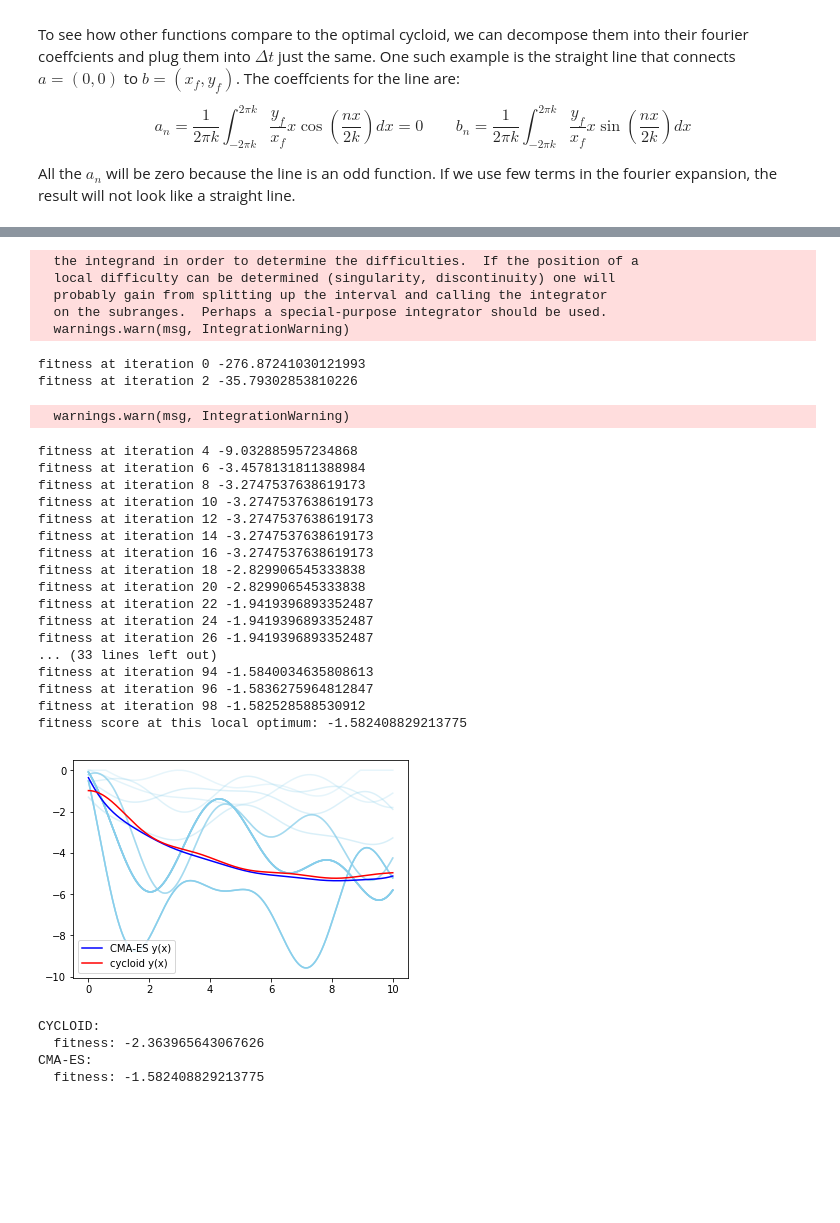
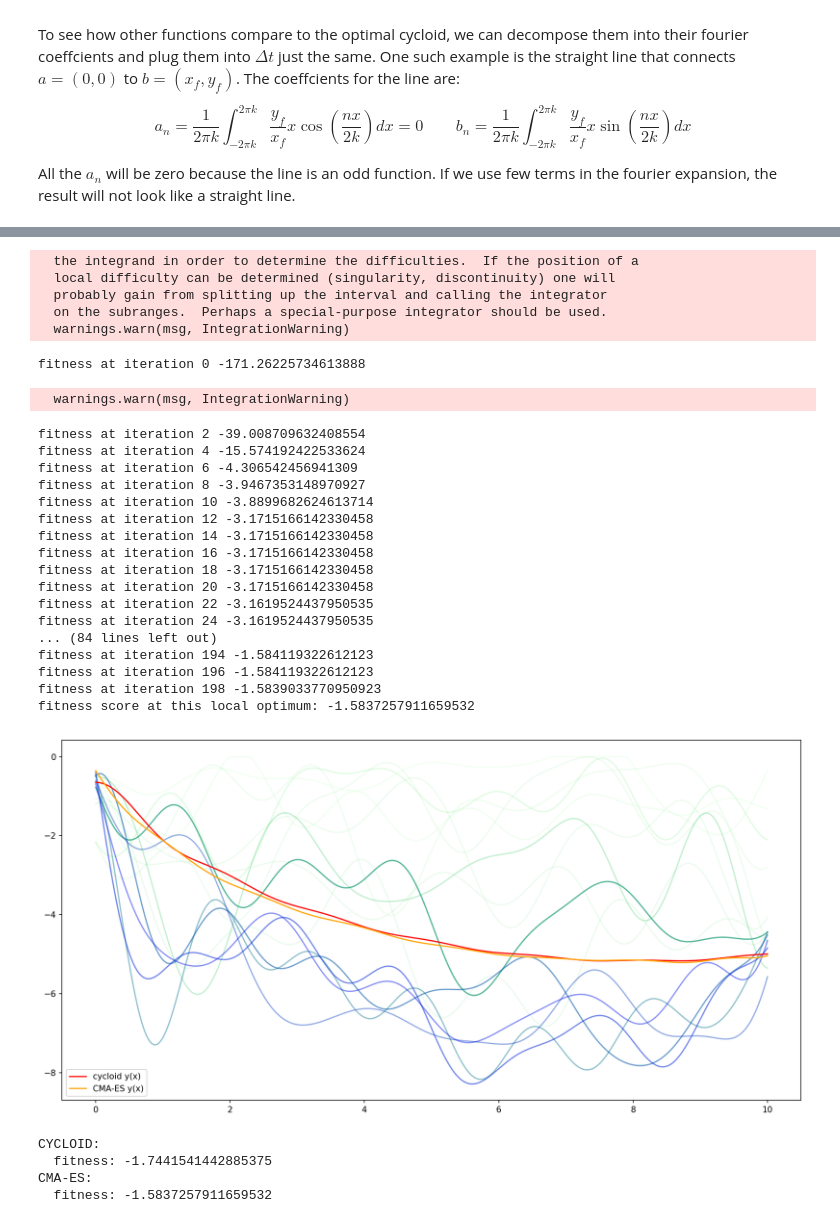
Before and after one commit to bhaney/estool, a Jupyter notebook: es_brachistochrone.ipynb, the cells around one changed output, grey strips where cells are left out. Cells and saved outputs as stored; diff of their text form; code cells hidden in the pictures; blank space fills up the shorter version.

```diff
--- a/es_brachistochrone.ipynb
+++ b/es_brachistochrone.ipynb
@@ -60,11 +62,13 @@ from es import SimpleGA, CMAES, PEPG, OpenES
 #constants
 XFINAL = 10.0
 YFINAL = -5.
-FOURIER_TERMS = 10
+FOURIER_TERMS = 20
 g = -9.8 #m/s^2
-K = 2.585999608432 #radius of the cycloid of that draws the brachistochrone curve. Gotten numerically from Mathematica
+K = 2.585999608432 #radius of the cycloid that draws the brachistochrone curve. Gotten numerically from Mathematica
 TFINAL = 3.50837   #angle of the cycloid at (XFINAL,YFINAL). Gotten numerically from Mathematica
-#FindRoot[Evaluate[{K*(t - Sin[TFINAL]) == XFINAL, K*(1 - Cos[TFINAL]) == YFINAL}], {a, 5}, {t, 3.2}, MaxIterations -> 1000]
+
+#Mathematica equation to numerically solve the parametric equation of a cycloid
+#FindRoot[Evaluate[{K*(t - Sin[TFINAL]) == XFINAL, K*(1 - Cos[TFINAL]) == YFINAL}], {K, 5}, {TFINAL, 3.2}, MaxIterations -> 1000]
 # %%
 def cycloid_coefficients(n):
     # n is number of sine coefficients and n+1 the number of cosine coeffcieints.
@@ -209,7 +213,7 @@ fit_func = cost_function
 # %%
 NPARAMS = (FOURIER_TERMS*2)+1 #Our parameters are all our fourier coefficients
 NPOPULATION = 50    # use population size of 50.
-MAX_ITERATION = 100 # run each solver for 100 generations.
+MAX_ITERATION = 200 # run each solver for 300 generations.
 # %%
 rand_coefs = np.random.randn(NPARAMS)
 yaxis_rand = fourier_y(rand_coefs,xaxis)
@@ -268,47 +278,47 @@ cma_history = test_solver(cmaes)
   probably gain from splitting up the interval and calling the integrator
   on the subranges.  Perhaps a special-purpose integrator should be used.
   warnings.warn(msg, IntegrationWarning)
-fitness at iteration 0 -276.87241030121993
-fitness at iteration 2 -35.79302853810226
+fitness at iteration 0 -171.26225734613888
   warnings.warn(msg, IntegrationWarning)
-fitness at iteration 4 -9.032885957234868
-fitness at iteration 6 -3.4578131811388984
-fitness at iteration 8 -3.2747537638619173
-fitness at iteration 10 -3.2747537638619173
-fitness at iteration 12 -3.2747537638619173
-fitness at iteration 14 -3.2747537638619173
-fitness at iteration 16 -3.2747537638619173
-fitness at iteration 18 -2.829906545333838
-fitness at iteration 20 -2.829906545333838
-fitness at iteration 22 -1.9419396893352487
-fitness at iteration 24 -1.9419396893352487
-fitness at iteration 26 -1.9419396893352487
-... (33 lines left out)
-fitness at iteration 94 -1.5840034635808613
-fitness at iteration 96 -1.5836275964812847
-fitness at iteration 98 -1.582528588530912
-fitness score at this local optimum: -1.582408829213775
+fitness at iteration 2 -39.008709632408554
+fitness at iteration 4 -15.574192422533624
+fitness at iteration 6 -4.306542456941309
+fitness at iteration 8 -3.9467353148970927
+fitness at iteration 10 -3.8899682624613714
+fitness at iteration 12 -3.1715166142330458
+fitness at iteration 14 -3.1715166142330458
+fitness at iteration 16 -3.1715166142330458
+fitness at iteration 18 -3.1715166142330458
+fitness at iteration 20 -3.1715166142330458
+fitness at iteration 22 -3.1619524437950535
+fitness at iteration 24 -3.1619524437950535
+... (84 lines left out)
+fitness at iteration 194 -1.584119322612123
+fitness at iteration 196 -1.584119322612123
+fitness at iteration 198 -1.5839033770950923
+fitness score at this local optimum: -1.5837257911659532
 # %%
 cma_coefs = cma_history[-1][0]
+plt.figure(figsize=(16,8), dpi=150)
 for i in range(len(cma_coefs)-1):
     yaxis_temp = fourier_y(cma_history[i][0],xaxis)
-    plt.plot(xaxis, yaxis_temp, color="skyblue",alpha=0.2+0.6*(i/len(cma_coefs)))
+    plt.plot(xaxis, yaxis_temp, color=(0.0, 1.0-(i/len(cma_coefs)), (i/len(cma_coefs))),alpha=0.05+0.15*(i/len(cma_coefs)))
 yaxis_cma = fourier_y(cma_coefs,xaxis)
-cma_y, = plt.plot(xaxis, yaxis_cma, color="blue",label='CMA-ES y(x)')
 cycloid_y, = plt.plot(xaxis, yaxis_cycloid, color="red",label='cycloid y(x)')
-plt.legend(handles=[cma_y, cycloid_y], loc=3)
+cma_y, = plt.plot(xaxis, yaxis_cma, color="orange",label='CMA-ES y(x)')
+plt.legend(handles=[cycloid_y,cma_y], loc=3)
 plt.show()
 
 print('CYCLOID:')
 print('  fitness:',cost_function(cycloid_coefs))
 print('CMA-ES:')
 print('  fitness:',cost_function(cma_coefs))
 # %% [output]
-[figure, old version]
+[figure, new version]
 CYCLOID:
-  fitness: -2.363965643067626
+  fitness: -1.7441541442885375
 CMA-ES:
-  fitness: -1.582408829213775
+  fitness: -1.5837257911659532
 # %%
 # defines OpenAI's ES algorithm solver. Note that we needed to anneal the sigma parameter
 oes = OpenES(NPARAMS,                  # number of model parameters
```
Also changed, not shown: parts of 9 cells of this notebook.
